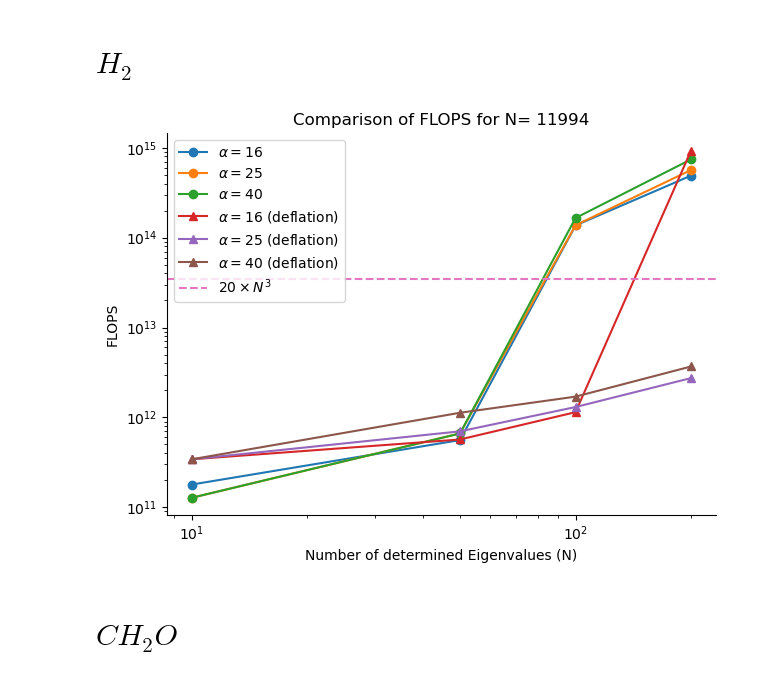
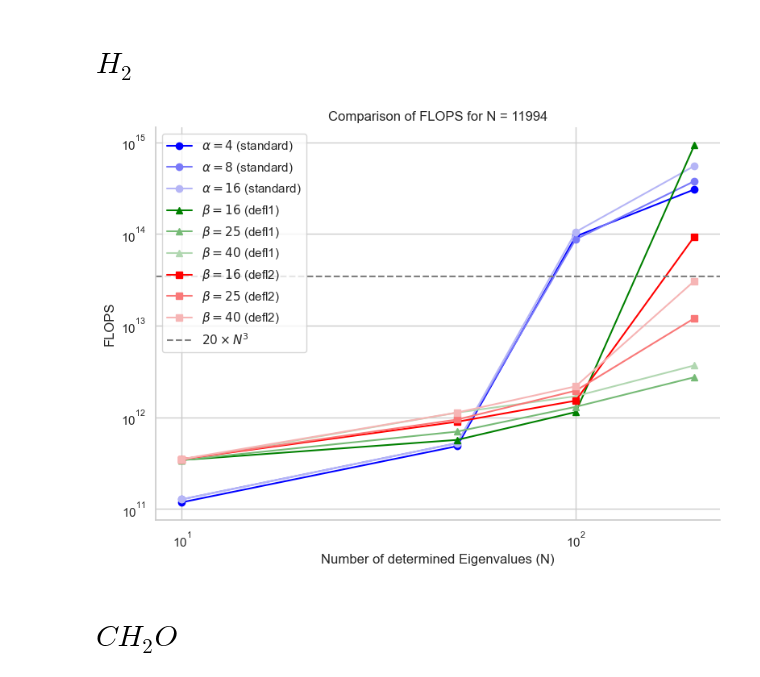
Before and after one commit to framere/Final_codes_MA, a Jupyter notebook: FINAL_CODE/plot_results.ipynb, the cells around one changed output. Saved outputs shown, nothing was run; the diff lists cells and outputs as text; code cells hidden in the pictures.

```diff
--- a/FINAL_CODE/plot_results.ipynb
+++ b/FINAL_CODE/plot_results.ipynb
@@ -7,45 +7,70 @@ colors = sns.color_palette()
 # %% [markdown]
 # $H_2$
 # %%
+import numpy as np
+import matplotlib.pyplot as plt
+import seaborn as sns
+
+sns.set(style='whitegrid')
+
 N = np.array([10, 50, 100, 200])
 
 # block davidson
-FLOPS_16 = np.array([179213353460, 559665999700, 136669627038200, 489683441833200])
-FLOPS_25 = np.array([127689696180, 662860224900, 137527449849000, 565044490819600])
-FLOPS_40 = np.array([127689696180, 662860224900, 165188018613800, 742031089239600])
+FLOPS_16 = np.array([118488968940, 485415463500, 94160246873000, 306078087091600])
+FLOPS_25 = np.array([127689696180, 523950274300, 87529943906200, 376628415260400])
+FLOPS_40 = np.array([127689696180, 523950274300, 105399564327800, 552370474563600])
+
 
 # deflation algorithm (sorting of Eigenvalues)
 FLOPS_16_def = np.array([342211375416, 568173067348, 1143580058914, 926976472646686])
 FLOPS_25_def = np.array([342211375416, 700038639548, 1304401939782, 2738683449200])
 FLOPS_40_def = np.array([342211375416, 1126472236804, 1702282147472, 3686170035402])
 
 # deflation algorithm (keep running until convergence)
-FLOPS_16_def = np.array([])
-FLOPS_25_def = np.array([])
-FLOPS_40_def = np.array([])
+FLOPS_16_def1 = np.array([350655912760, 895997128488, 1520739847862, 93736255643800])
+FLOPS_25_def1 = np.array([350655912760, 946787529752, 1955403718740, 12049585257958])
+FLOPS_40_def1 = np.array([350655912760, 1129212037300, 2180921001662, 30709273765454])
 
 # Exact diagonalization flops
 Grenze = 20*(11994)**3
 
-plt.figure()
-plt.plot(N, FLOPS_16, label=r'$\alpha = 16$', marker='o', color=colors[0])
-plt.plot(N, FLOPS_25, label=r'$\alpha = 25$', marker='o', color=colors[1])
-plt.plot(N, FLOPS_40, label=r'$\alpha = 40$', marker='o', color=colors[2])
-plt.plot(N, FLOPS_16_def, label=r'$\alpha = 16$ (deflation)', marker='^', color=colors[3])
-plt.plot(N, FLOPS_25_def, label=r'$\alpha = 25$ (deflation)', marker='^', color=colors[4])
-plt.plot(N, FLOPS_40_def, label=r'$\alpha = 40$ (deflation)', marker='^', color=colors[5])
-plt.axhline(Grenze, color=colors[6], linestyle='--', label=r'$20 \times N^3$')
-plt.title('Comparison of FLOPS for N= 11994')
-plt.legend()
+# Generate color shades for each method
+blue_shades = sns.light_palette("blue", n_colors=5, reverse=True)
+green_shades = sns.light_palette("green", n_colors=5, reverse=True)
+red_shades = sns.light_palette("red", n_colors=5, reverse=True)
+
+plt.figure(figsize=(8,6))
+
+# Standard Davidson (circles)
+plt.plot(N, FLOPS_16, label=r'$\alpha = 4$ (standard)', marker='o', color=blue_shades[0])
+plt.plot(N, FLOPS_25, label=r'$\alpha = 8$ (standard)', marker='o', color=blue_shades[2])
+plt.plot(N, FLOPS_40, label=r'$\alpha = 16$ (standard)', marker='o', color=blue_shades[3])
+
+# Deflation (triangles)
+plt.plot(N, FLOPS_16_def, label=r'$\beta = 16$ (defl1)', marker='^', color=green_shades[0])
+plt.plot(N, FLOPS_25_def, label=r'$\beta = 25$ (defl1)', marker='^', color=green_shades[2])
+plt.plot(N, FLOPS_40_def, label=r'$\beta = 40$ (defl1)', marker='^', color=green_shades[3])
+
+# Deflation until convergence (squares)
+plt.plot(N, FLOPS_16_def1, label=r'$\beta = 16$ (defl2)', marker='s', color=red_shades[0])
+plt.plot(N, FLOPS_25_def1, label=r'$\beta = 25$ (defl2)', marker='s', color=red_shades[2])
+plt.plot(N, FLOPS_40_def1, label=r'$\beta = 40$ (defl2)', marker='s', color=red_shades[3])
+
+# Reference line
+plt.axhline(Grenze, color='gray', linestyle='--', label=r'$20 \times N^3$')
+
+plt.title('Comparison of FLOPS for N = 11994')
 plt.xscale('log')
 plt.yscale('log')
 plt.xlabel('Number of determined Eigenvalues (N)')
 plt.ylabel('FLOPS')
+plt.legend()
 sns.despine()
 plt.tight_layout()
+plt.savefig('flops_comparison_H2.png', dpi=300)
 plt.show()
 # %% [output]
-[figure, old version]
+[figure, new version]
 # %% [markdown]
 # $CH_2O$
 # %%
```
Also changed, not shown: parts of 1 cell of this notebook, 2 other files.
